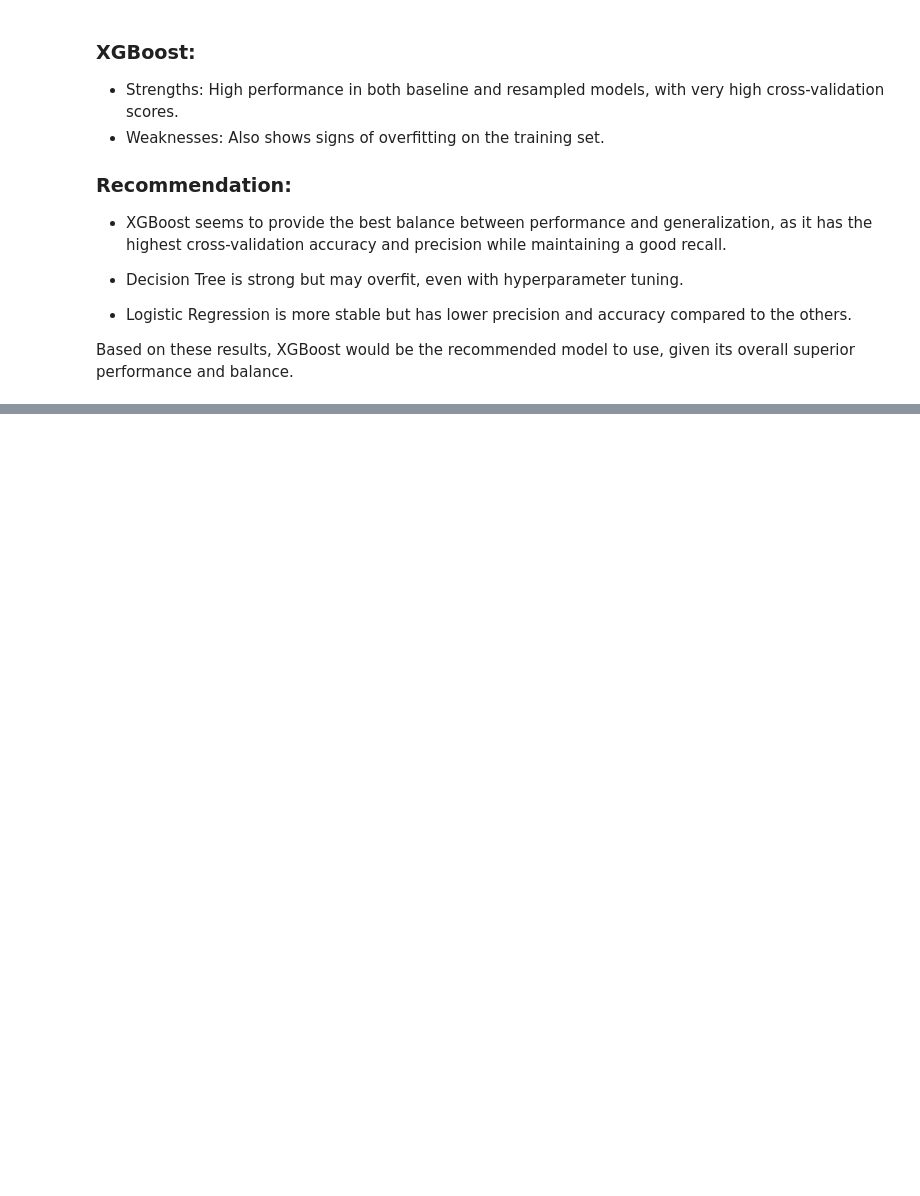
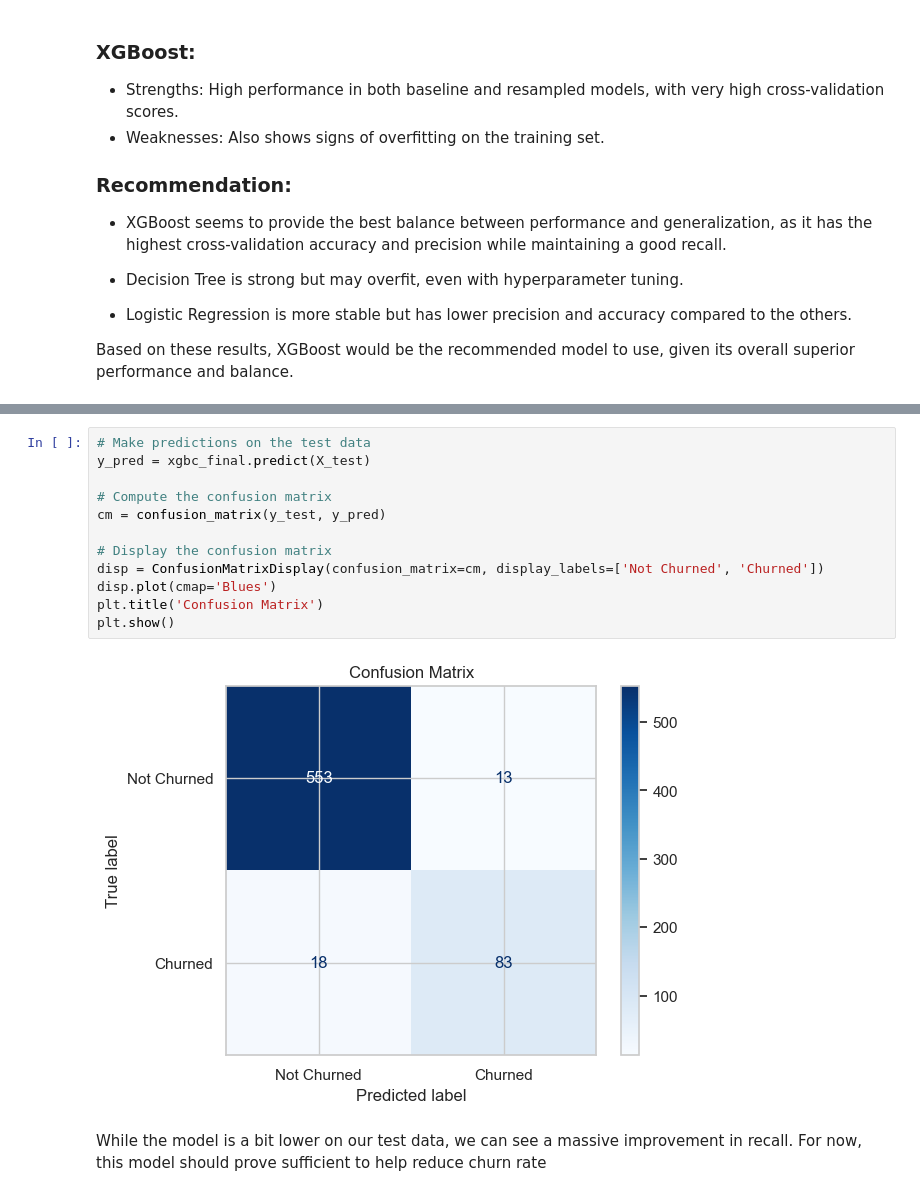
Before and after one commit to bedankibunja/SyriaTel-customer-project, a Jupyter notebook: Untitled.ipynb, the cells around one changed output, grey strips where cells are left out. Saved outputs shown, nothing was run; the diff lists cells and outputs as text; blank space fills up the shorter version.

```diff
--- a/Untitled.ipynb
+++ b/Untitled.ipynb
@@ -812,0 +869,16 @@ print(f'Best Recall Score: {xgbc_new.best_score_}')
+# %%
+# Make predictions on the test data
+y_pred = xgbc_final.predict(X_test)
+
+# Compute the confusion matrix
+cm = confusion_matrix(y_test, y_pred)
+
+# Display the confusion matrix
+disp = ConfusionMatrixDisplay(confusion_matrix=cm, display_labels=['Not Churned', 'Churned'])
+disp.plot(cmap='Blues')
+plt.title('Confusion Matrix')
+plt.show()
+# %% [output]
+[figure, added]
+# %% [markdown]
+While the model is a bit lower on our test data, we can see a massive improvement in recall. For now, this model should prove sufficient to help reduce churn rate
```
Also changed, not shown: parts of 26 cells of this notebook.
